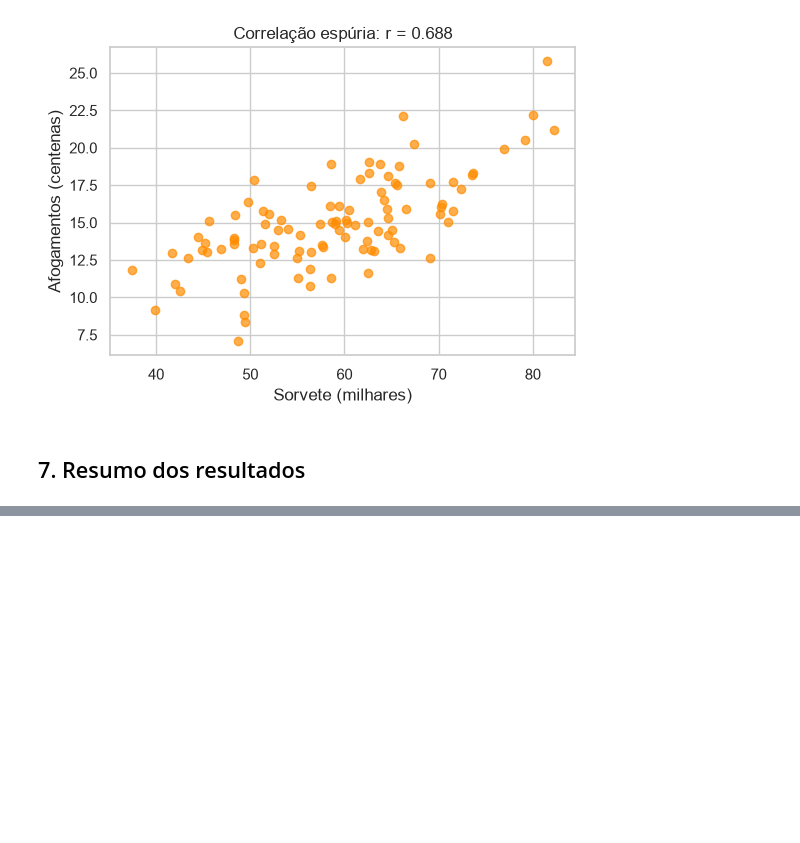
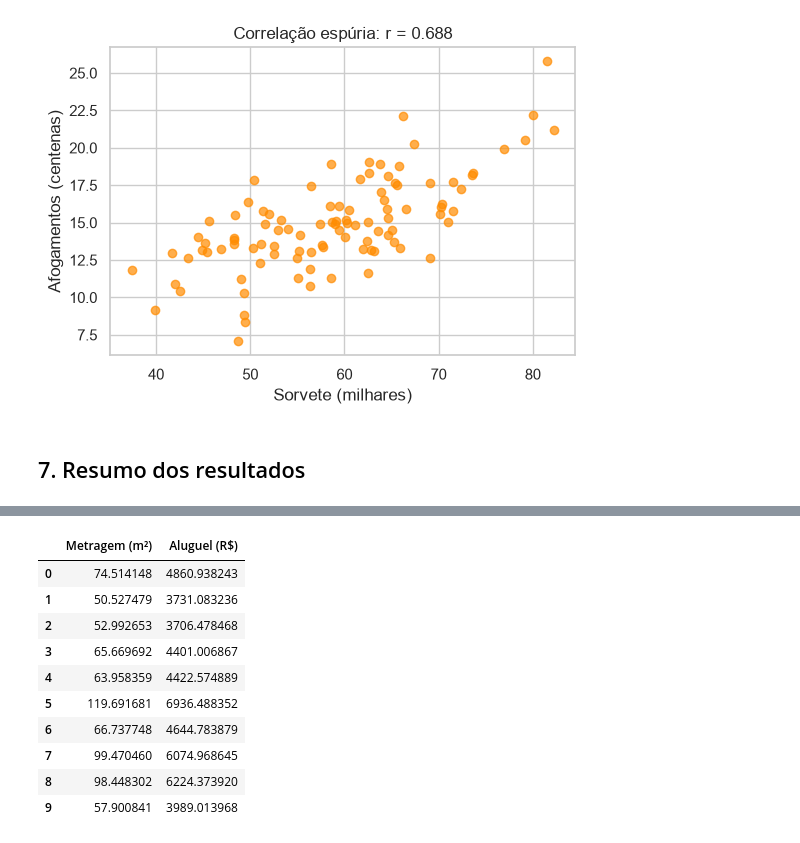
Before and after one commit to lgmaciel/stt2026, a Jupyter notebook: stt-correlacao-python.ipynb, the cells around one changed output, grey strips where cells are left out. Saved outputs shown, nothing was run; the diff lists cells and outputs as text; code cells hidden in the pictures; blank space fills up the shorter version.

```diff
--- a/stt-correlacao-python.ipynb
+++ b/stt-correlacao-python.ipynb
@@ -308,0 +315,29 @@ Não-linear (parábola)  6.024557e-17
+# %%
+# Simulação: metragem (m²) e aluguel (R$) de 80 imóveis
+np.random.seed(50)
+n = 80
+
+# Metragem entre 30 e 120 m²
+metragem = np.random.uniform(30, 120, n)
+
+# Aluguel correlacionado com metragem: R$ 1500 base + R$ 45 por m² + ruído
+aluguel = 1500 + 45 * metragem + np.random.normal(0, 200, n)
+
+imoveis = pd.DataFrame({
+    'Metragem (m²)': metragem,
+    'Aluguel (R$)': aluguel
+})
+
+imoveis.head(10)
+# %% [output]
+|  | Metragem (m²) | Aluguel (R$) |
+| 0 | 74.514148 | 4860.938243 |
+| 1 | 50.527479 | 3731.083236 |
+| 2 | 52.992653 | 3706.478468 |
+| 3 | 65.669692 | 4401.006867 |
+| 4 | 63.958359 | 4422.574889 |
+| 5 | 119.691681 | 6936.488352 |
+| 6 | 66.737748 | 4644.783879 |
+| 7 | 99.470460 | 6074.968645 |
+| 8 | 98.448302 | 6224.373920 |
+| 9 | 57.900841 | 3989.013968 |
```
Also changed, not shown: parts of 8 cells of this notebook.
